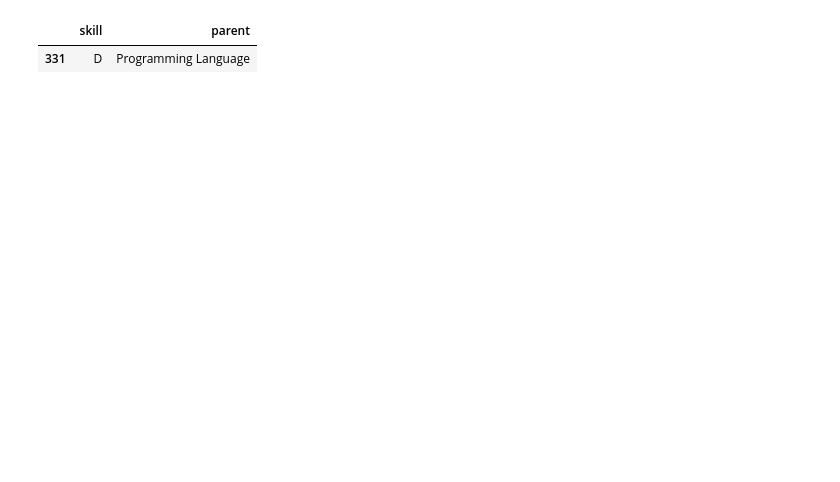
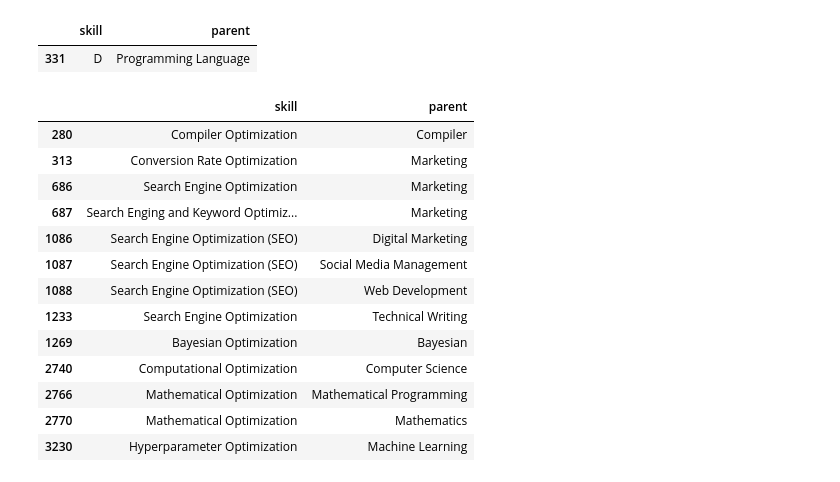
Before and after one commit to binxuankong/skills-ontology-project, a Jupyter notebook: Skill Extraction Tuning.ipynb, the cells around one changed output. Drawn from its saved outputs; the diff is of its cells as text; code cells hidden in the pictures; blank space fills up the shorter version.

```diff
--- a/Skill Extraction Tuning.ipynb
+++ b/Skill Extraction Tuning.ipynb
@@ -123,3 +123,20 @@ df_st.loc[df_st['skill'] == 'D']
 # %% [output]
 |  | skill | parent |
 | 331 | D | Programming Language |
+# %%
+df_st.loc[df_st['skill'].str.contains('Optimization')]
+# %% [output]
+|  | skill | parent |
+| 280 | Compiler Optimization | Compiler |
+| 313 | Conversion Rate Optimization | Marketing |
+| 686 | Search Engine Optimization | Marketing |
+| 687 | Search Enging and Keyword Optimiz... | Marketing |
+| 1086 | Search Engine Optimization (SEO) | Digital Marketing |
+| 1087 | Search Engine Optimization (SEO) | Social Media Management |
+| 1088 | Search Engine Optimization (SEO) | Web Development |
+| 1233 | Search Engine Optimization | Technical Writing |
+| 1269 | Bayesian Optimization | Bayesian |
+| 2740 | Computational Optimization | Computer Science |
+| 2766 | Mathematical Optimization | Mathematical Programming |
+| 2770 | Mathematical Optimization | Mathematics |
+| 3230 | Hyperparameter Optimization | Machine Learning |
```
Also changed, not shown: 14 other files.
